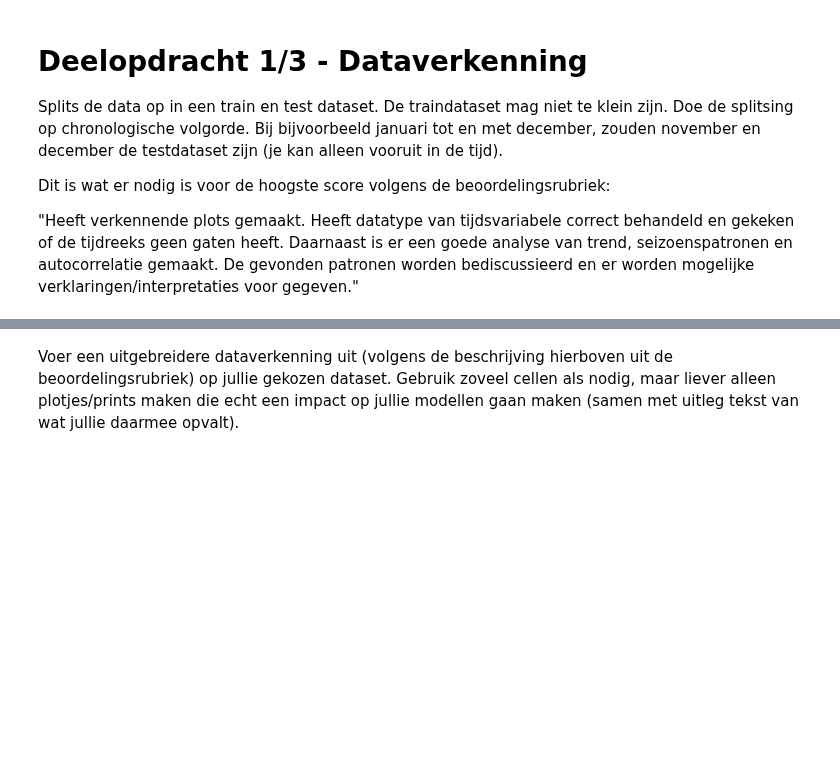
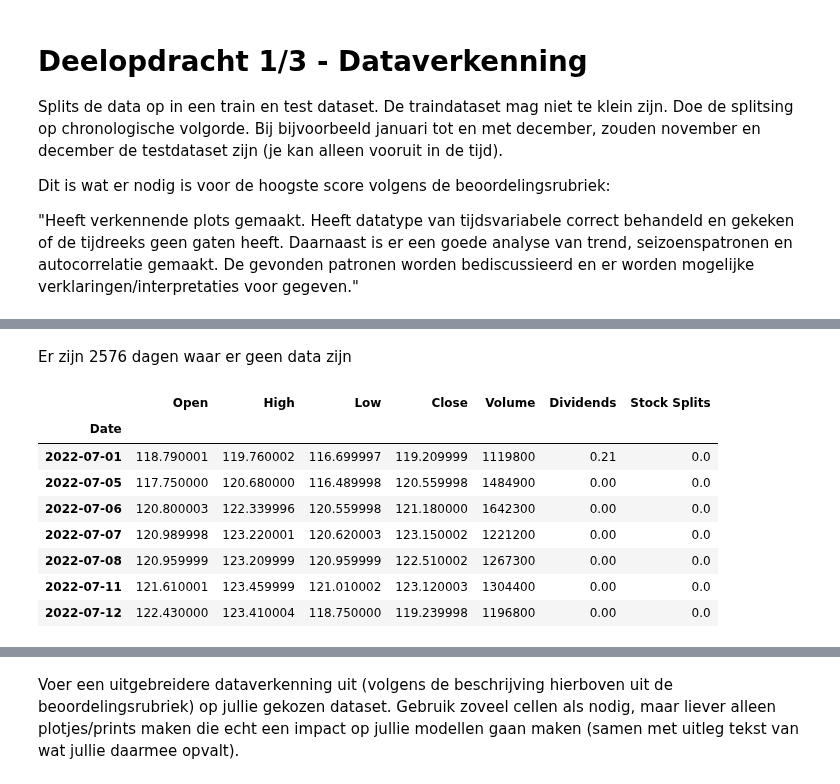
Before and after one commit to yanj27/Smart_Industry, a Jupyter notebook: Data Mining/Opdracht 4/Data Mining - Opdracht 4 (Tijdreeksen).ipynb, the cells around one changed output, grey strips where cells are left out. Saved outputs shown, nothing was run; the diff lists cells and outputs as text; code cells hidden in the pictures; blank space fills up the shorter version.

```diff
--- a/Data Mining/Opdracht 4/Data Mining - Opdracht 4 (Tijdreeksen).ipynb
+++ b/Data Mining/Opdracht 4/Data Mining - Opdracht 4 (Tijdreeksen).ipynb
@@ -73,0 +148,14 @@ Dit is wat er nodig is voor de hoogste score volgens de beoordelingsrubriek:
+# %% [markdown]
+Er zijn 2576 dagen waar er geen data zijn
+# %%
+data.loc['2022-07']
+# %% [output]
+|  | Open | High | Low | Close | Volume | Dividends | Stock Splits |
+| Date |  |  |  |  |  |  |  |
+| 2022-07-01 | 118.790001 | 119.760002 | 116.699997 | 119.209999 | 1119800 | 0.21 | 0.0 |
+| 2022-07-05 | 117.750000 | 120.680000 | 116.489998 | 120.559998 | 1484900 | 0.00 | 0.0 |
+| 2022-07-06 | 120.800003 | 122.339996 | 120.559998 | 121.180000 | 1642300 | 0.00 | 0.0 |
+| 2022-07-07 | 120.989998 | 123.220001 | 120.620003 | 123.150002 | 1221200 | 0.00 | 0.0 |
+| 2022-07-08 | 120.959999 | 123.209999 | 120.959999 | 122.510002 | 1267300 | 0.00 | 0.0 |
+| 2022-07-11 | 121.610001 | 123.459999 | 121.010002 | 123.120003 | 1304400 | 0.00 | 0.0 |
+| 2022-07-12 | 122.430000 | 123.410004 | 118.750000 | 119.239998 | 1196800 | 0.00 | 0.0 |
```
Also changed, not shown: parts of 14 cells of this notebook.
